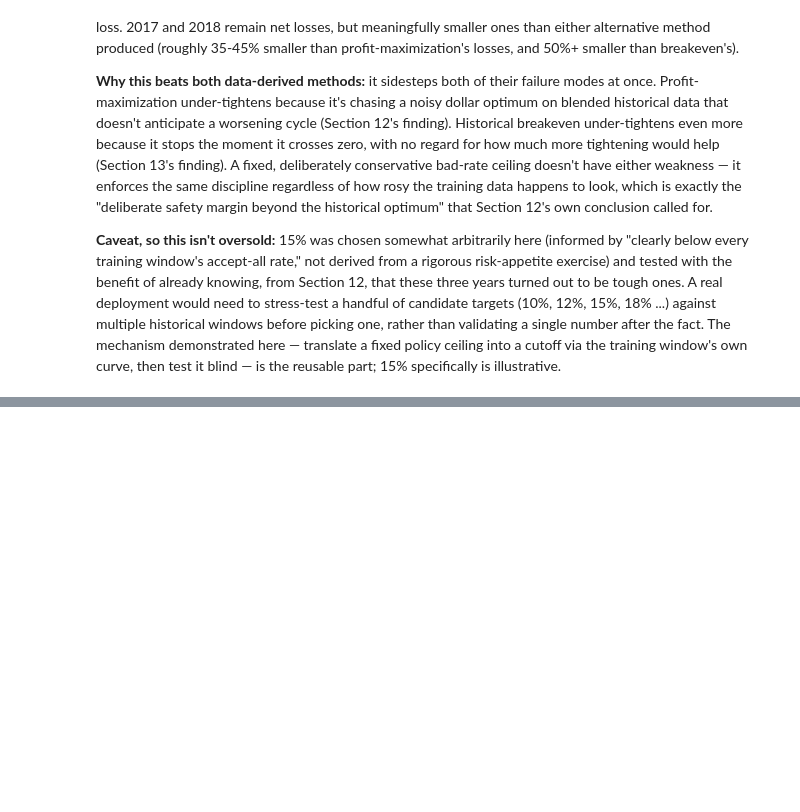
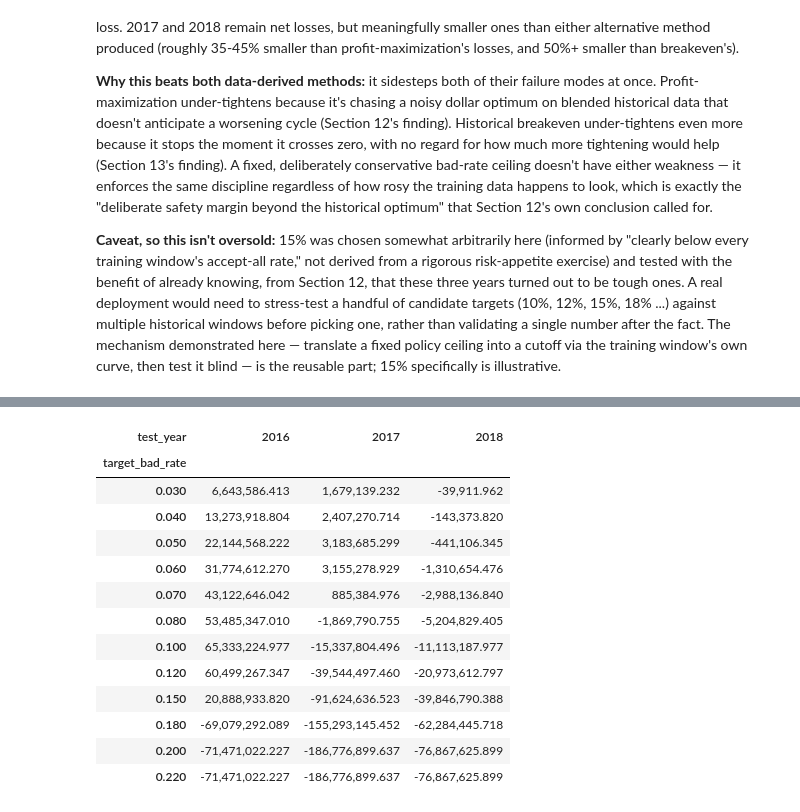
Before and after one commit to andreastio/credit-risk-strategy-lendingclub, a Jupyter notebook: notebooks/scorecard.ipynb, the cells around one changed output, grey strips where cells are left out. Saved outputs shown, nothing was run; the diff lists cells and outputs as text; code cells hidden in the pictures; blank space fills up the shorter version.

```diff
--- a/notebooks/scorecard.ipynb
+++ b/notebooks/scorecard.ipynb
@@ -1461,0 +1478,41 @@ reusable part; 15% specifically is illustrative.
+# %%
+target_grid = [0.03, 0.04, 0.05, 0.06, 0.07, 0.08, 0.10, 0.12, 0.15, 0.18, 0.20, 0.22]
+
+sweep_rows = []
+for test_year, train_label in windows:
+    train_w = window_data[test_year]["train"]
+    test_w = window_data[test_year]["test"]
+    _, curve_w, _ = optimize_cutoff(train_w)
+
+    for target in target_grid:
+        cutoff_t = cutoff_for_bad_rate_target(curve_w, target)
+        approved_test = test_w[test_w["score"] >= cutoff_t]
+        if len(approved_test) == 0:
+            continue
+        sweep_rows.append({
+            "test_year": test_year,
+            "target_bad_rate": target,
+            "cutoff": round(cutoff_t, 1),
+            "approval_rate": len(approved_test) / len(test_w),
+            "bad_rate_achieved": approved_test["is_default"].mean(),
+            "profit": approved_test["net_profit"].sum(),
+        })
+
+sweep_df = pd.DataFrame(sweep_rows)
+sweep_pivot = sweep_df.pivot(index="target_bad_rate", columns="test_year", values="profit")
+sweep_pivot
+# %% [output]
+| test_year | 2016 | 2017 | 2018 |
+| target_bad_rate |  |  |  |
+| 0.030 | 6,643,586.413 | 1,679,139.232 | -39,911.962 |
+| 0.040 | 13,273,918.804 | 2,407,270.714 | -143,373.820 |
+| 0.050 | 22,144,568.222 | 3,183,685.299 | -441,106.345 |
+| 0.060 | 31,774,612.270 | 3,155,278.929 | -1,310,654.476 |
+| 0.070 | 43,122,646.042 | 885,384.976 | -2,988,136.840 |
+| 0.080 | 53,485,347.010 | -1,869,790.755 | -5,204,829.405 |
+| 0.100 | 65,333,224.977 | -15,337,804.496 | -11,113,187.977 |
+| 0.120 | 60,499,267.347 | -39,544,497.460 | -20,973,612.797 |
+| 0.150 | 20,888,933.820 | -91,624,636.523 | -39,846,790.388 |
+| 0.180 | -69,079,292.089 | -155,293,145.452 | -62,284,445.718 |
+| 0.200 | -71,471,022.227 | -186,776,899.637 | -76,867,625.899 |
+| 0.220 | -71,471,022.227 | -186,776,899.637 | -76,867,625.899 |
```
Also changed, not shown: parts of 3 cells of this notebook.
